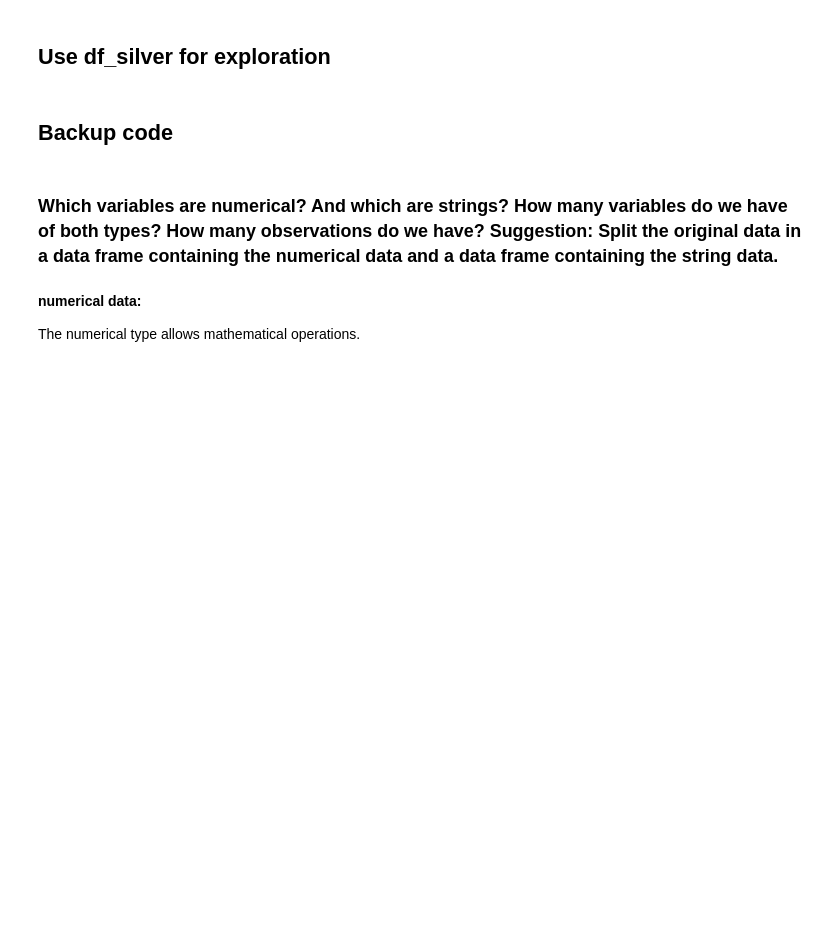
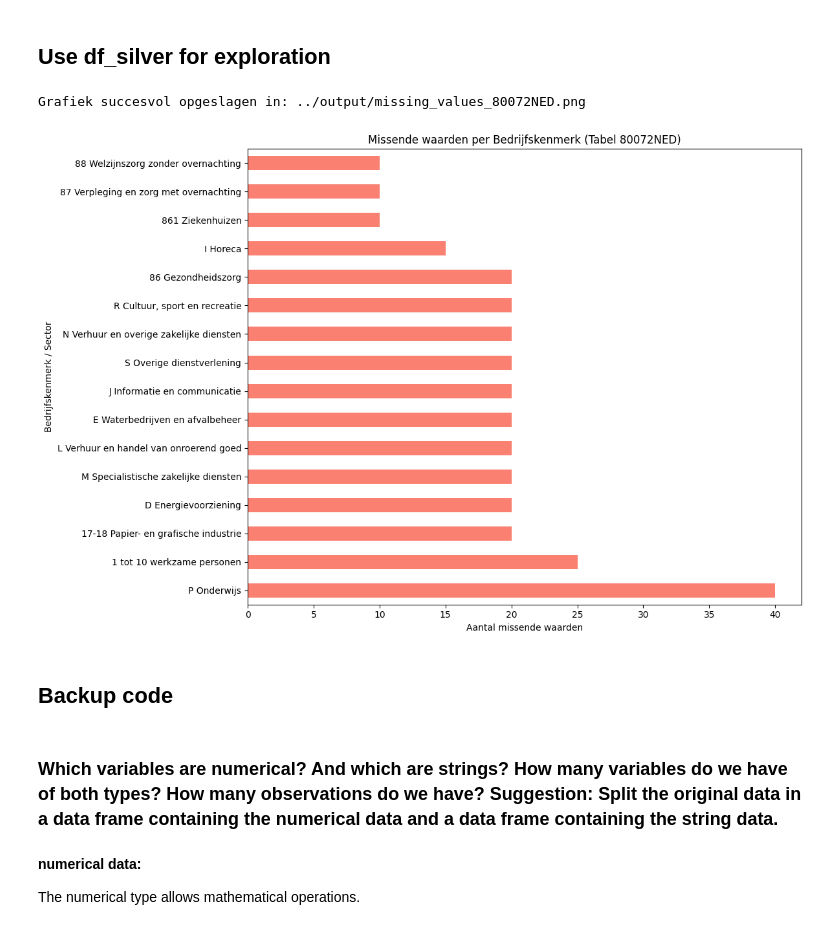
Before and after one commit to ysuurme/eaisi-uwv, a Jupyter notebook: code/Data exploration_80072ned_v1.ipynb, the cells around one changed output. Saved outputs shown, nothing was run; the diff lists cells and outputs as text; code cells hidden in the pictures; blank space fills up the shorter version.

```diff
--- a/code/Data exploration_80072ned_v1.ipynb
+++ b/code/Data exploration_80072ned_v1.ipynb
@@ -107,6 +117,36 @@ profile = ProfileReport(df_silver, title="CBS Data Understanding Report")
 output_path = Path(f"../output/understanding_{table_name}_report.html")
 output_path.parent.mkdir(parents=True, exist_ok=True)
 profile.to_file(output_path)
+# %%
+import matplotlib.pyplot as plt
+import os
+
+# 1. Analyse uitvoeren
+missing_analysis = df_silver[df_silver['Ziekteverzuimpercentage_1'].isnull()]['BedrijfskenmerkenSBI2008_Title'].value_counts()
+
+# 2. De plot maken
+plt.figure(figsize=(12, 8))
+missing_analysis.plot(kind='barh', color='salmon')
+plt.title('Missende waarden per Bedrijfskenmerk (Tabel 80072NED)')
+plt.xlabel('Aantal missende waarden')
+plt.ylabel('Bedrijfskenmerk / Sector')
+
+# Zorg voor een nette layout zodat labels niet wegvallen
+plt.tight_layout()
+
+# 3. Exporteren naar de output map
+output_path = '../output/missing_values_80072NED.png'
+
+# Bonus: check of de map bestaat, anders aanmaken
+os.makedirs(os.path.dirname(output_path), exist_ok=True)
+
+plt.savefig(output_path, dpi=300) # dpi=300 zorgt voor een scherpe afbeelding voor in rapporten
+print(f"Grafiek succesvol opgeslagen in: {output_path}")
+
+plt.show() # Toon hem ook nog even in je VS Code notebook
+# %% [output]
+Grafiek succesvol opgeslagen in: ../output/missing_values_80072NED.png
+[figure, added]
 # %% [markdown]
 ## Backup code
 # %% [markdown]
```
Also changed, not shown: parts of 2 cells of this notebook, 6 other files.
